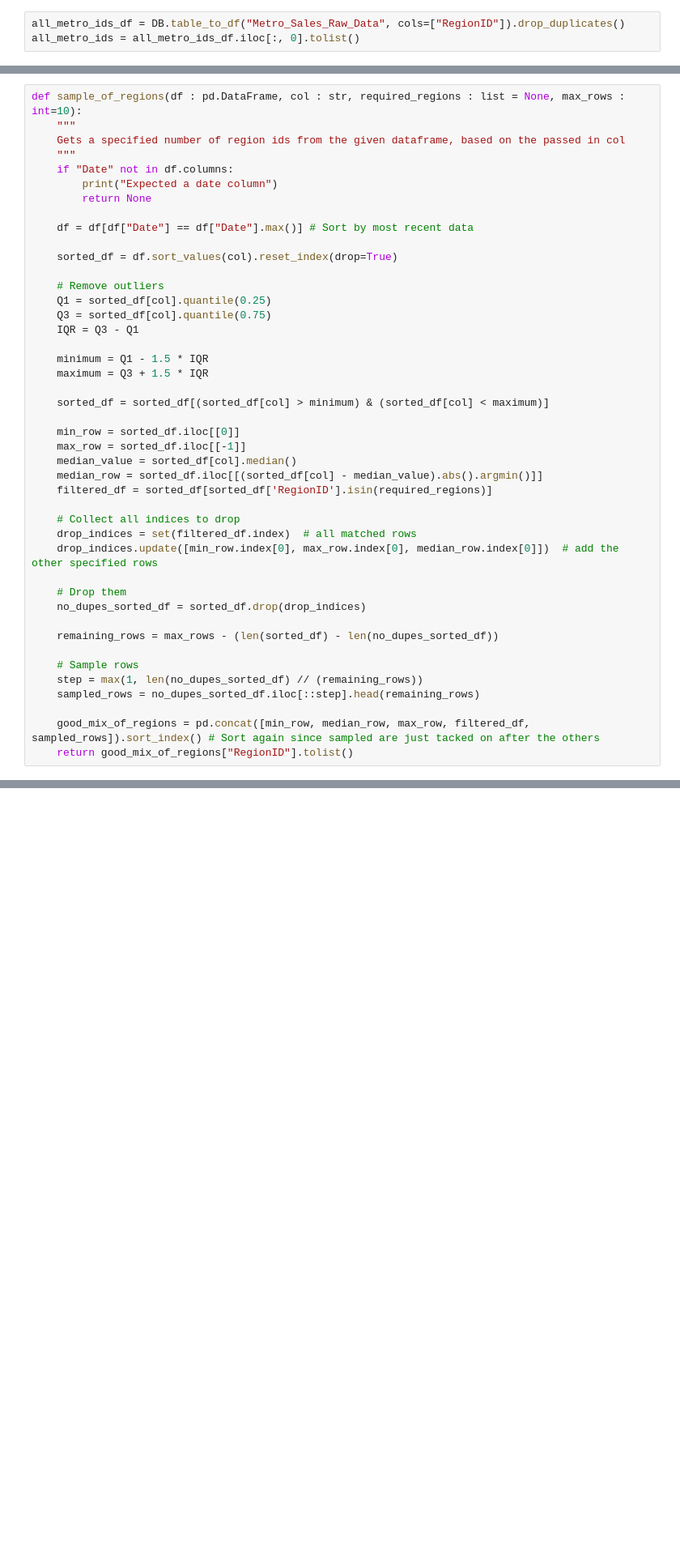
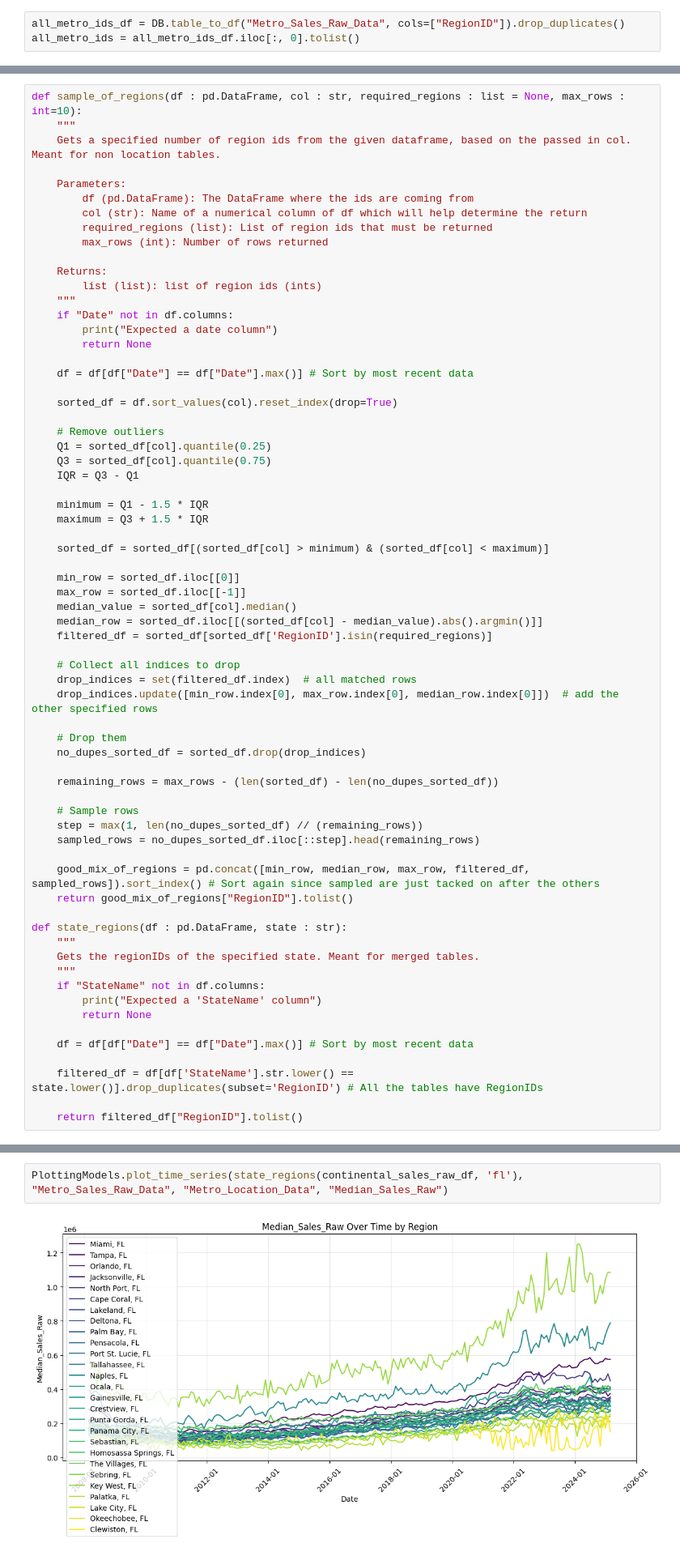
Before and after one commit to JohnathanChan973/CS439_Project_Housing, a Jupyter notebook: db_processing.ipynb, the cells around one changed output, grey strips where cells are left out. Shown at 81% size. Cells and saved outputs as stored; diff of their text form; blank space fills up the shorter version.

```diff
--- a/db_processing.ipynb
+++ b/db_processing.ipynb
@@ -1173,7 +1311,16 @@ PlottingModels.plot_time_series(all_metro_ids, "Metro_Sales_Data", "Metro_Locati
 # %%
 def sample_of_regions(df : pd.DataFrame, col : str, required_regions : list = None, max_rows : int=10):
     """
-    Gets a specified number of region ids from the given dataframe, based on the passed in col
+    Gets a specified number of region ids from the given dataframe, based on the passed in col. Meant for non location tables.
+
+    Parameters:
+        df (pd.DataFrame): The DataFrame where the ids are coming from
+        col (str): Name of a numerical column of df which will help determine the return
+        required_regions (list): List of region ids that must be returned
+        max_rows (int): Number of rows returned
+
+    Returns:
+        list (list): list of region ids (ints)
     """
     if "Date" not in df.columns:
         print("Expected a date column")
@@ -1214,6 +1361,20 @@ def sample_of_regions(df : pd.DataFrame, col : str, required_regions : list = No
 
     good_mix_of_regions = pd.concat([min_row, median_row, max_row, filtered_df, sampled_rows]).sort_index() # Sort again since sampled are just tacked on after the others
     return good_mix_of_regions["RegionID"].tolist()
+
+def state_regions(df : pd.DataFrame, state : str):
+    """
+    Gets the regionIDs of the specified state. Meant for merged tables.
+    """
+    if "StateName" not in df.columns:
+        print("Expected a 'StateName' column")
+        return None
+
+    df = df[df["Date"] == df["Date"].max()] # Sort by most recent data
+
+    filtered_df = df[df['StateName'].str.lower() == state.lower()].drop_duplicates(subset='RegionID') # All the tables have RegionIDs
+
+    return filtered_df["RegionID"].tolist()
 # %%
 us_id = 102001 # Region ID of the USA as a whole in the data
 
@@ -1220,0 +1384,4 @@ PlottingModels.plot_time_series(sample_of_regions(metro_sales_raw, "Median_Sales
+# %%
+PlottingModels.plot_time_series(state_regions(continental_sales_raw_df, 'fl'), "Metro_Sales_Raw_Data", "Metro_Location_Data", "Median_Sales_Raw")
+# %% [output]
+[figure, added]
```
Also changed, not shown: parts of 32 cells of this notebook.
